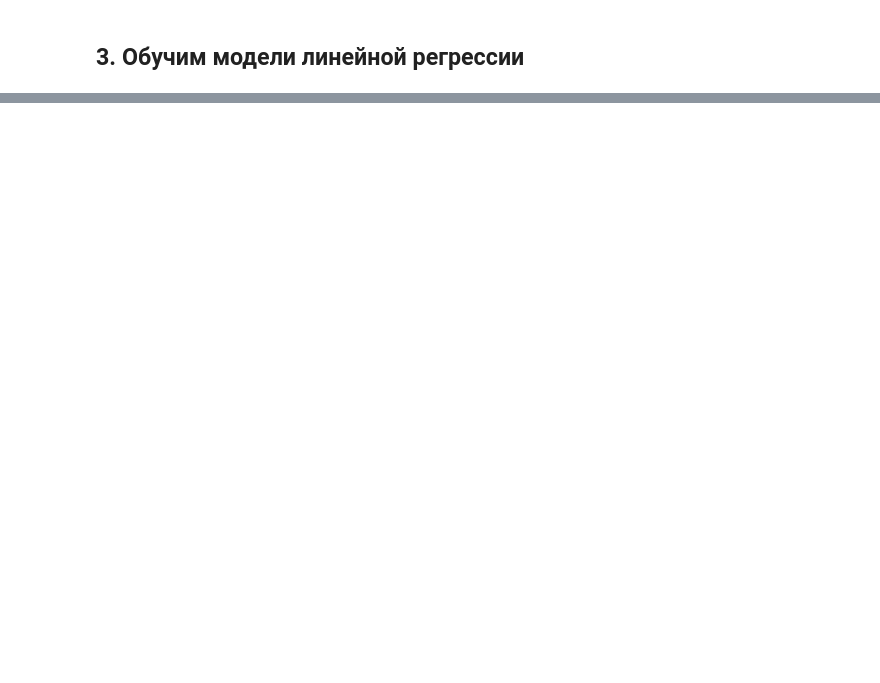
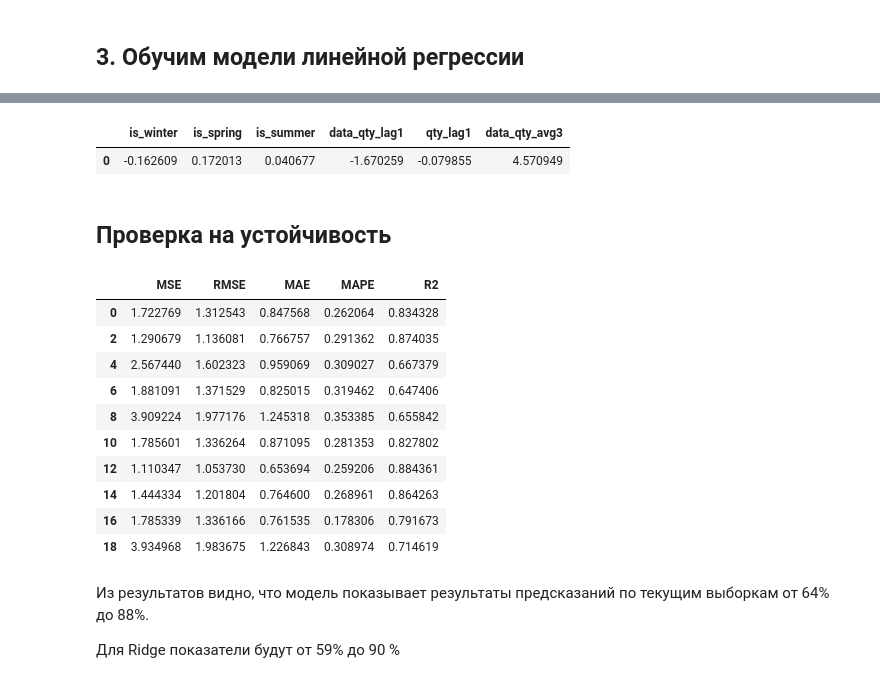
Before and after one commit to burtsevdmitry/ai-learning, a Jupyter notebook: sub-1/sub-1-2.ipynb, the cells around one changed output, grey strips where cells are left out. Cells and saved outputs as stored; diff of their text form; code cells hidden in the pictures; blank space fills up the shorter version.

```diff
--- a/sub-1/sub-1-2.ipynb
+++ b/sub-1/sub-1-2.ipynb
@@ -424,0 +378,67 @@ vif_data.sort_values(by = 'VIF', ascending = False).reset_index(drop = True)
+# %%
+pd.DataFrame(
+      index = X_train.columns,
+      data = model.coef_
+).T
+# %% [output]
+|  | is_winter | is_spring | is_summer | data_qty_lag1 | qty_lag1 | data_qty_avg3 |
+| 0 | -0.162609 | 0.172013 | 0.040677 | -1.670259 | -0.079855 | 4.570949 |
+# %% [markdown]
+## Проверка на устойчивость
+# %%
+metrics_df = pd.DataFrame()
+coefs_df = pd.DataFrame()
+
+target_col = ['data_qty']
+features_col = ['data_qty_lag1', 'data_qty_avg3']
+
+for random_state in range(0, 20, 2):
+
+  X_train, X_test, y_train, y_test = train_test_split(df[features_col], df[target_col], test_size = 0.33, random_state = random_state)
+
+  scaler = StandardScaler()
+  X_train_scaled = scaler.fit_transform(X_train)
+  X_test_scaled = scaler.transform(X_test)
+
+  model = Lasso(alpha = 0.1)
+  # model = Ridge(alpha=0.1)
+  model.fit(X_train_scaled, y_train)
+
+  y_pred = get_predictions(model, X_test_scaled)
+
+  df1 = pd.DataFrame(
+      {
+          'MSE'  : mean_squared_error(y_test, y_pred),
+          'RMSE' : root_mean_squared_error(y_test, y_pred),
+          'MAE'  : mean_absolute_error(y_test, y_pred),
+          'MAPE' : mean_absolute_percentage_error(y_test, y_pred),
+          'R2'   : r2_score(y_test, y_pred)
+      },
+      index = [random_state]
+  )
+
+  df2 = pd.DataFrame(
+      index = X_train.columns,
+      data = model.coef_[0],
+      columns = [random_state]
+  )
+
+  metrics_df = pd.concat([metrics_df, df1])
+  coefs_df = pd.concat([coefs_df, df2], axis = 1)
+metrics_df
+# %% [output]
+|  | MSE | RMSE | MAE | MAPE | R2 |
+| 0 | 1.722769 | 1.312543 | 0.847568 | 0.262064 | 0.834328 |
+| 2 | 1.290679 | 1.136081 | 0.766757 | 0.291362 | 0.874035 |
+| 4 | 2.567440 | 1.602323 | 0.959069 | 0.309027 | 0.667379 |
+| 6 | 1.881091 | 1.371529 | 0.825015 | 0.319462 | 0.647406 |
+| 8 | 3.909224 | 1.977176 | 1.245318 | 0.353385 | 0.655842 |
+| 10 | 1.785601 | 1.336264 | 0.871095 | 0.281353 | 0.827802 |
+| 12 | 1.110347 | 1.053730 | 0.653694 | 0.259206 | 0.884361 |
+| 14 | 1.444334 | 1.201804 | 0.764600 | 0.268961 | 0.864263 |
+| 16 | 1.785339 | 1.336166 | 0.761535 | 0.178306 | 0.791673 |
+| 18 | 3.934968 | 1.983675 | 1.226843 | 0.308974 | 0.714619 |
+# %% [markdown]
+Из результатов видно, что модель показывает результаты предсказаний по текущим выборкам от 64% до 88%.
+
+Для Ridge показатели будут от 59% до 90 %
```
Also changed, not shown: parts of 32 cells of this notebook.
